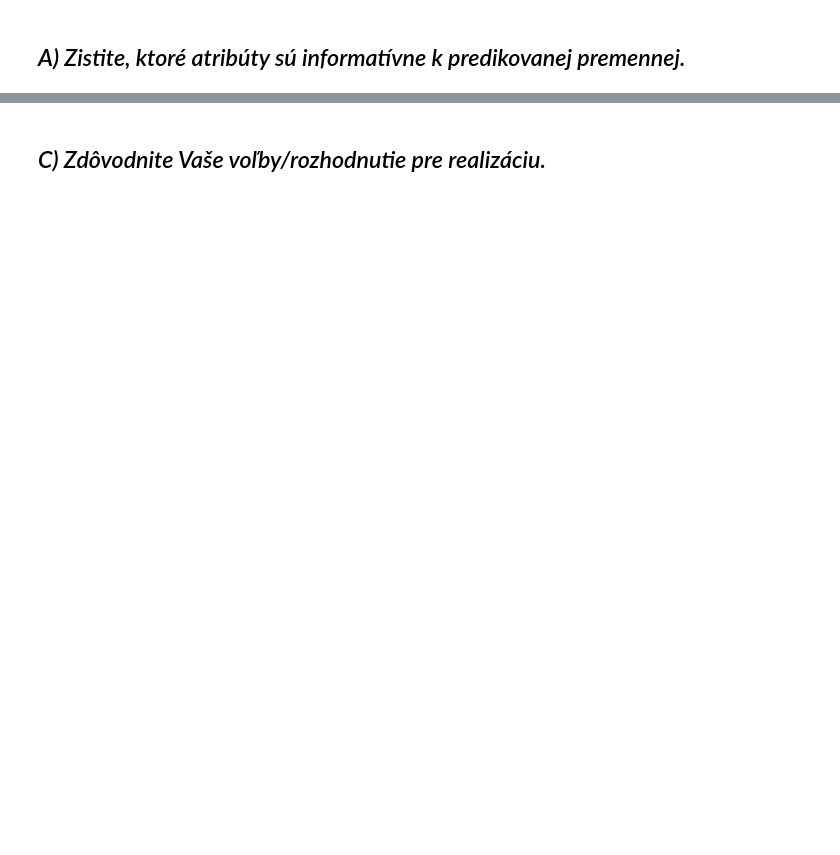
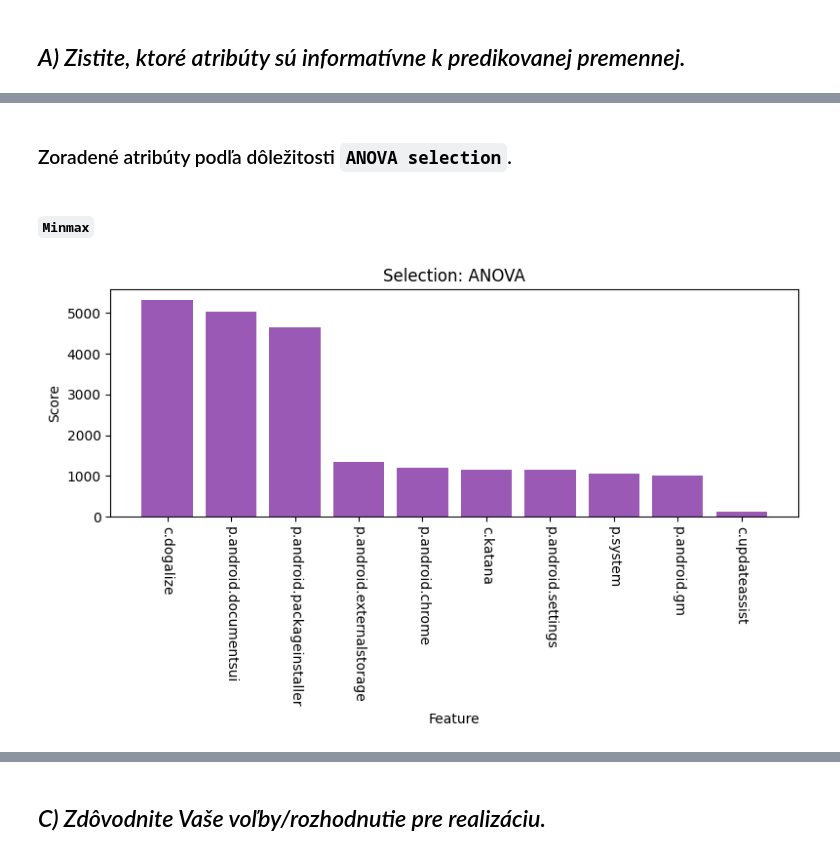
Before and after one commit to Mmathieus/IAU-project, a Jupyter notebook: zadanie2.ipynb, the cells around one changed output, grey strips where cells are left out. Cells and saved outputs as stored; diff of their text form; code cells hidden in the pictures; blank space fills up the shorter version.

```diff
--- a/zadanie2.ipynb
+++ b/zadanie2.ipynb
@@ -452,10 +454,0 @@ Selected features: Index(['c.dogalize', 'p.android.packageinstaller', 'p.android
-# %%
-selector_anova = SelectKBest(score_func=f_classif, k=5)
-X_train_minmax_anova = selector_anova.fit_transform(X_train_minmax, y_train)
-
-selected_features_anova = selector_anova.get_support()
-
-selected_feature_names = X_train_minmax.columns[selected_features_anova]
-
-print("Selected features:", selected_feature_names)
-print(selector_anova.scores_[selected_features_anova])
@@ -498,0 +501,17 @@ array([1, 1, 1, 1, 1])
+# %%
+def apply_selection_anova(df):
+    selector_anova = SelectKBest(score_func=f_classif, k=10)
+
+    selector_anova.fit_transform(df, y_train.values.ravel())
+    #anova_df = selector_anova.fit_transform(df, y_train.values.ravel())
+
+    selected_features_anova = selector_anova.get_support()
+
+    anova_names = df.columns[selected_features_anova]
+    anova_scores = selector_anova.scores_[selected_features_anova]
+
+    print(f"{'Feature':<29}  {'Score'}\n")
+    for feature, coef in zip(anova_names, anova_scores):
+        print(f"{feature:<29}  {coef}")
+
+    return anova_names, anova_scores
@@ -498,0 +520,2 @@ array([1, 1, 1, 1, 1])
+# %%
+anova_minmax_features, anova_minmax_scores = apply_selection_anova(df=X_train_minmax)
@@ -498,0 +761,9 @@ array([1, 1, 1, 1, 1])
+# %% [markdown]
+#
+### Zoradené atribúty podľa dôležitosti `ANOVA selection`.
+# %% [markdown]
+#### `Minmax`
+# %%
+compare_feature_scores(attributes=anova_minmax_features, score=anova_minmax_scores, selection="ANOVA")
+# %% [output]
+[figure, added]
```
Also changed, not shown: parts of 101 cells of this notebook.
